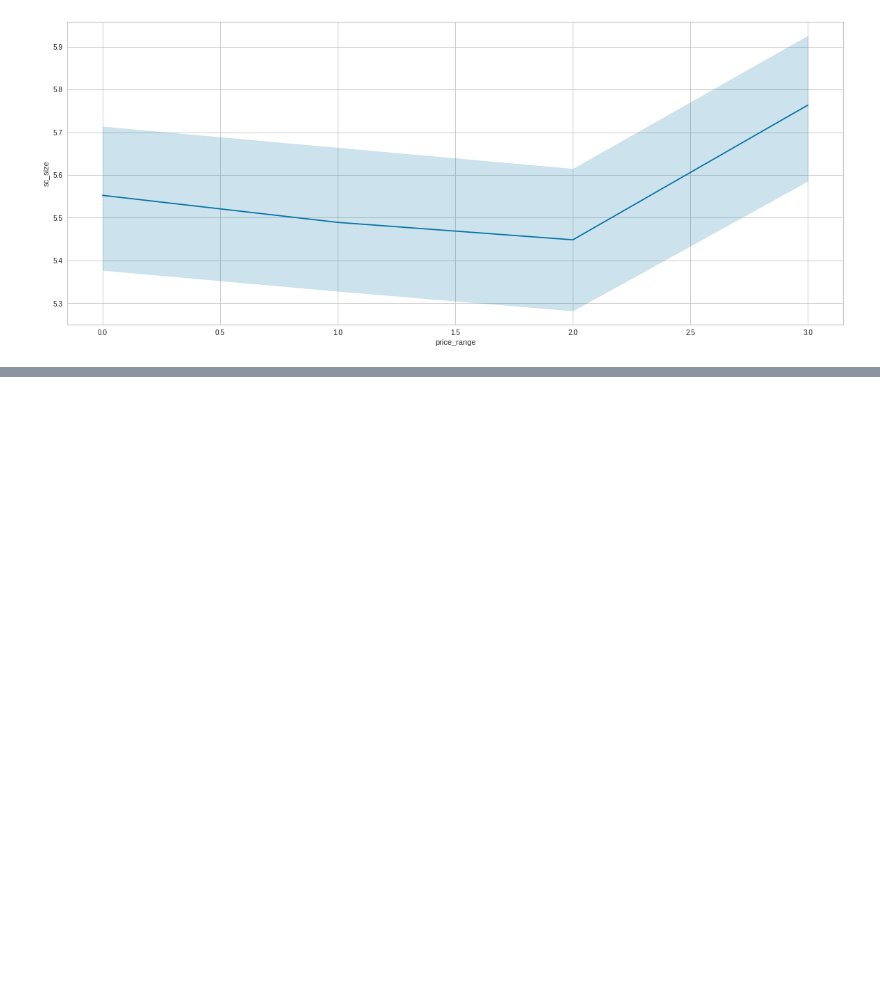
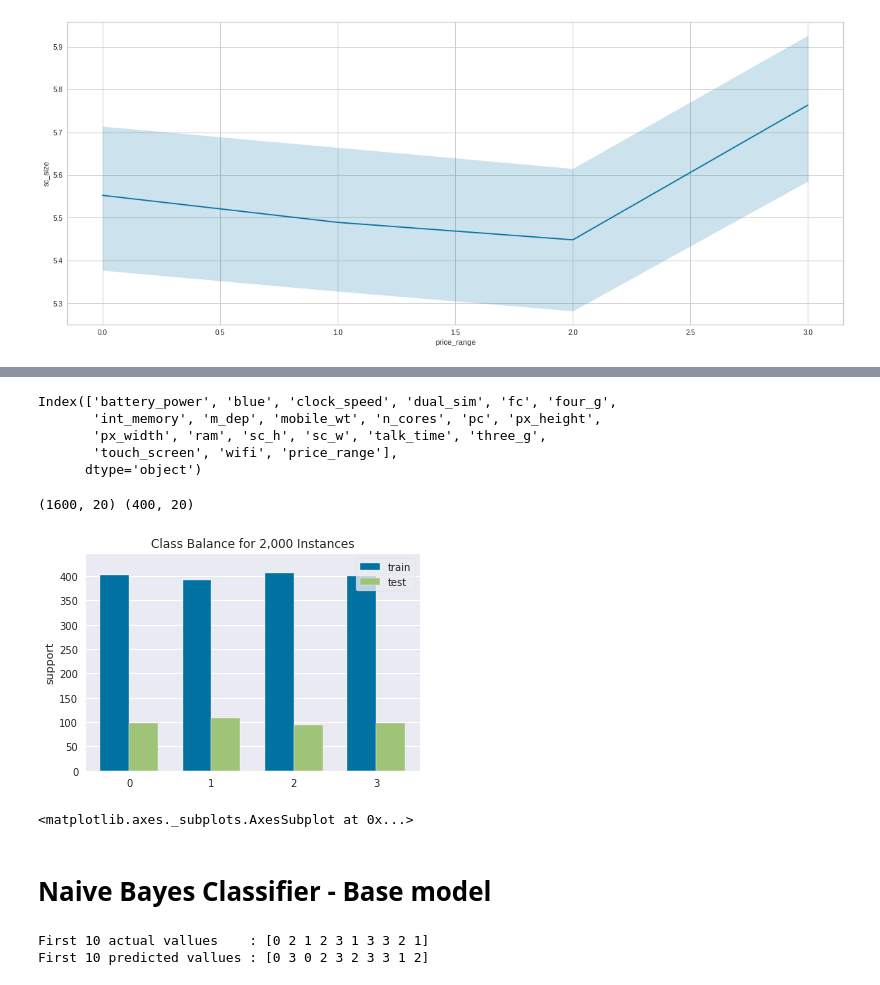
Before and after one commit to palash-21/Mobile-Price-Range-Prediction, a Jupyter notebook: Mobile_Price_Range_Prediction.ipynb, the cells around one changed output, grey strips where cells are left out. Drawn from its saved outputs; the diff is of its cells as text; code cells hidden in the pictures; blank space fills up the shorter version.

Commit message:
Base Model

```diff
--- a/Mobile_Price_Range_Prediction.ipynb
+++ b/Mobile_Price_Range_Prediction.ipynb
@@ -619,0 +636,21 @@ sns.lineplot(x ='price_range', y ='sc_size', data = mob_df)
+# %%
+# Making a copy and removing unwanted features
+df_copy = mob_df.copy()
+mob_df.drop(columns = ['resolution', 'sc_size'], inplace=True)
+# %%
+mob_df.columns
+# %% [output]
+Index(['battery_power', 'blue', 'clock_speed', 'dual_sim', 'fc', 'four_g',
+       'int_memory', 'm_dep', 'mobile_wt', 'n_cores', 'pc', 'px_height',
+       'px_width', 'ram', 'sc_h', 'sc_w', 'talk_time', 'three_g',
+       'touch_screen', 'wifi', 'price_range'],
+      dtype='object')
+# %%
+X=mob_df.drop(columns=['price_range'])
+y=mob_df['price_range']
+# %%
+X_train,X_test,y_train,y_test=train_test_split(X, y, test_size=0.2, random_state=2)
+# %%
+print(X_train.shape,X_test.shape)
+# %% [output]
+(1600, 20) (400, 20)
@@ -619,0 +661,10 @@ sns.lineplot(x ='price_range', y ='sc_size', data = mob_df)
+# %%
+# After splitting the data, lets check how the classes are split
+visualizer = ClassBalance(labels=[0, 1, 2,3])
+visualizer.fit(y_train, y_test)
+visualizer.poof()
+# %% [output]
+[figure, added]
+<matplotlib.axes._subplots.AxesSubplot at 0x...>
+# %% [markdown]
+# Naive Bayes Classifier - Base model
@@ -619,0 +677,6 @@ sns.lineplot(x ='price_range', y ='sc_size', data = mob_df)
+# %%
+print('First 10 actual vallues    :' , y_test[:10].values)
+print('First 10 predicted vallues :' , y_pred_nb[:10])
+# %% [output]
+First 10 actual vallues    : [0 2 1 2 3 1 3 3 2 1]
+First 10 predicted vallues : [0 3 0 2 3 2 3 3 1 2]
```
Also changed, not shown: parts of 14 cells of this notebook.
